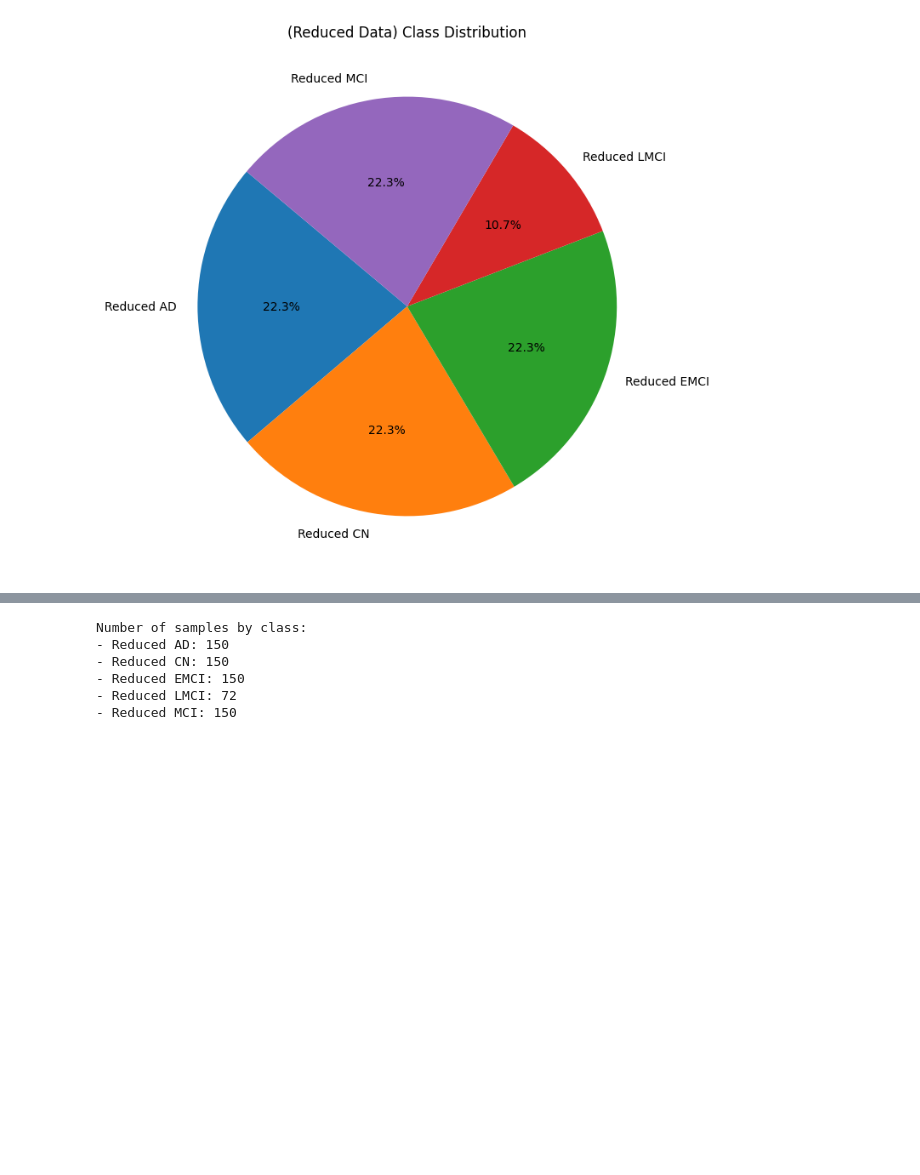
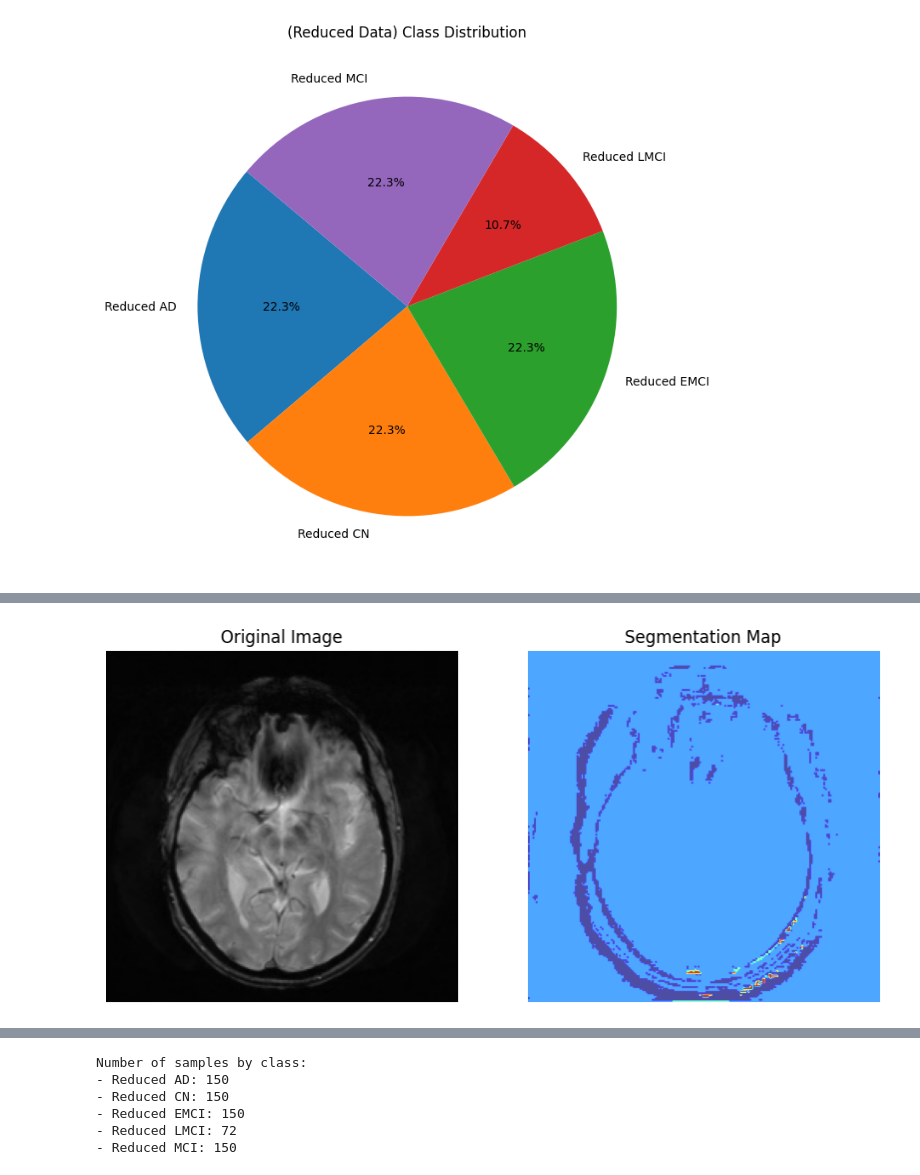
Before and after one commit to jeffock/mri_alz_prog_CNN, a Jupyter notebook: mri_alz_prog.ipynb, the cells around one changed output, grey strips where cells are left out. Cells and saved outputs as stored; diff of their text form; code cells hidden in the pictures; blank space fills up the shorter version.

```diff
--- a/mri_alz_prog.ipynb
+++ b/mri_alz_prog.ipynb
@@ -197,2 +197,61 @@ Image example: Reduced LMCI
 Image dimensions: (256, 256)
 Number of channels: 3
+# %%
+from keras.models import Model
+from keras.layers import Input, Conv2D, MaxPooling2D, UpSampling2D, concatenate
+from tensorflow.keras.preprocessing.image import img_to_array
+import numpy as np
+import matplotlib.pyplot as plt
+
+# Define a UNet-like architecture
+def build_unet(input_shape=(224, 224, 3)):
+    inputs = Input(input_shape)
+    c1 = Conv2D(64, (3, 3), activation='relu', padding='same')(inputs)
+    p1 = MaxPooling2D((2, 2))(c1)
+
+    c2 = Conv2D(128, (3, 3), activation='relu', padding='same')(p1)
+    p2 = MaxPooling2D((2, 2))(c2)
+
+    c3 = Conv2D(256, (3, 3), activation='relu', padding='same')(p2)
+
+    u1 = UpSampling2D((2, 2))(c3)
+    m1 = concatenate([u1, c2])
+    c4 = Conv2D(128, (3, 3), activation='relu', padding='same')(m1)
+
+    u2 = UpSampling2D((2, 2))(c4)
+    m2 = concatenate([u2, c1])
+    c5 = Conv2D(64, (3, 3), activation='relu', padding='same')(m2)
+
+    outputs = Conv2D(5, (1, 1), activation='softmax')(c5)
+    return Model(inputs, outputs)
+
+# Build UNet and compile
+unet_model = build_unet()
+unet_model.compile(optimizer='adam', loss='categorical_crossentropy', metrics=['accuracy'])
+
+# Resize and preprocess the image
+resized_img = cv2.resize(img, (224, 224))
+
+# If the image has only one channel, convert it to 3 channels
+if len(resized_img.shape) == 2 or resized_img.shape[-1] == 1:
+    resized_img = cv2.cvtColor(resized_img, cv2.COLOR_GRAY2RGB)
+
+input_img = img_to_array(resized_img) / 255.0
+input_img = np.expand_dims(input_img, axis=0)
+
+# Predict segmentation
+segmentation_map = unet_model.predict(input_img)
+
+# Visualize
+plt.figure(figsize=(10, 5))
+plt.subplot(1, 2, 1)
+plt.title("Original Image")
+plt.imshow(resized_img)
+plt.axis('off')
+
+plt.subplot(1, 2, 2)
+plt.title("Segmentation Map")
+plt.imshow(np.argmax(segmentation_map.squeeze(), axis=-1), cmap='jet', alpha=0.7)
+plt.axis('off')
+plt.show()
+# %% [output]
@@ -198,0 +259 @@ Number of channels: 3
+[figure, added]
```
Also changed, not shown: parts of 4 cells of this notebook.
